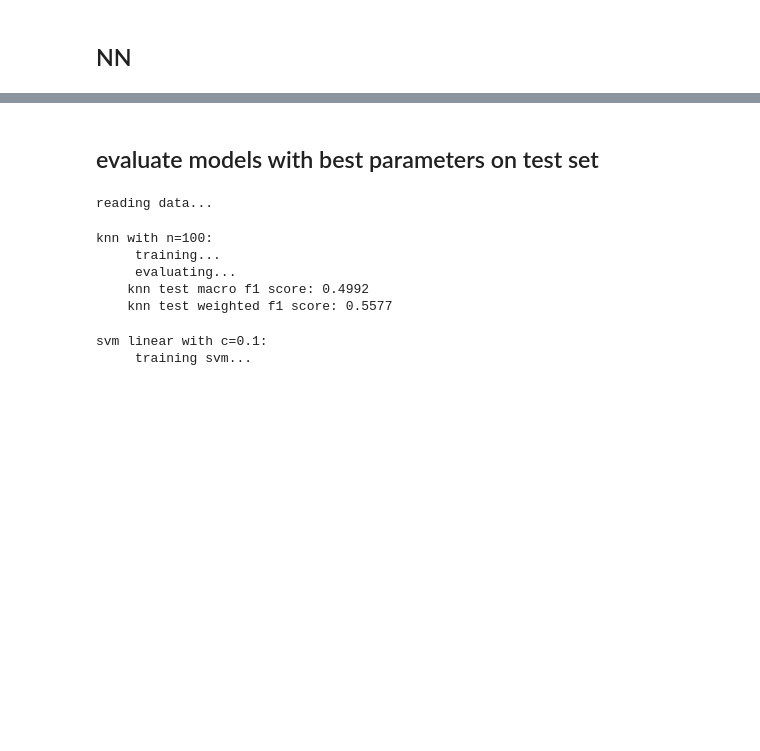
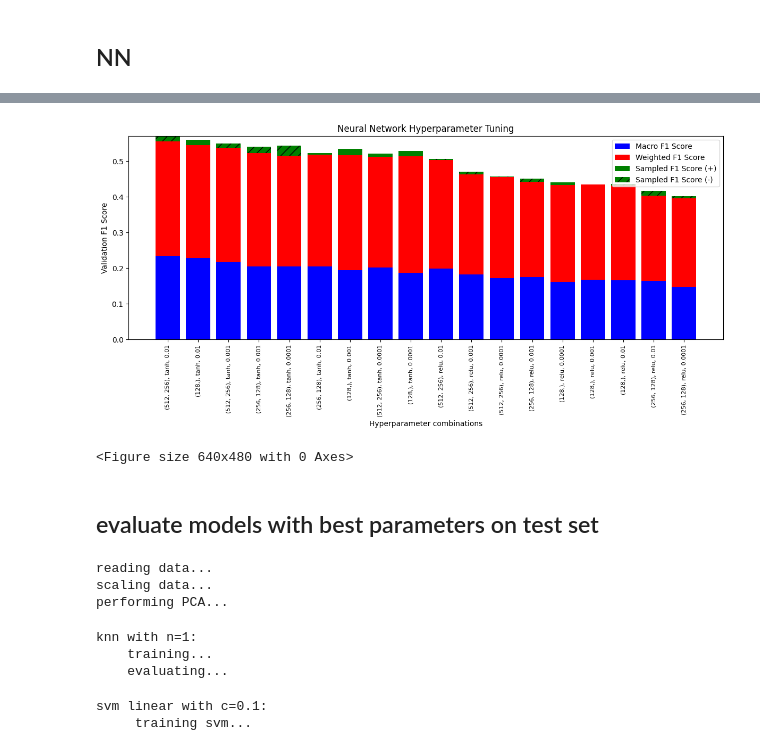
Before and after one commit to ChristophLasinger/MPLC_Team_Unequaled, a Jupyter notebook: experiments.ipynb, the cells around one changed output, grey strips where cells are left out. Drawn from its saved outputs; the diff is of its cells as text; code cells hidden in the pictures; blank space fills up the shorter version.

```diff
--- a/experiments.ipynb
+++ b/experiments.ipynb
@@ -69,10 +75,18 @@ scaler = StandardScaler()
 X_train_scaled = scaler.fit_transform(X_train)
 X_val_scaled = scaler.transform(X_val)
 X_test_scaled = scaler.transform(X_test)
+del X_train, X_val, X_test
+
+# reduce dimensionality to reduce training time
+pca = PCA(n_components=200, random_state=0)
+X_train_reduced = pca.fit_transform(X_train_scaled)
+X_val_reduced = pca.transform(X_val_scaled)
+X_test_reduced = pca.transform(X_test_scaled)
+del X_train_scaled, X_test_scaled
 
 # reduce size for testing
-x_train, y_train = X_train_scaled[:50000], Y_train[:50000]
-x_val, y_val = X_val_scaled[:5000], Y_val[:5000]
+x_train, y_train = X_train_reduced[:50000], Y_train[:50000]
+x_val, y_val = X_val_reduced[:5000], Y_val[:5000]
 #x_train, y_train = X_train_scaled, Y_train
 #x_val, y_val = X_val_scaled, Y_val
 
@@ -266,7 +296,7 @@ results = []
 for hidden_layers in hidden_layers_list:
     for activation in activation_list:
         for alpha in alpha_list:
-            mlp_model = sklearn.neural_network.MLPClassifier(
+            mlp_model = MLPClassifier(
                 hidden_layer_sizes=hidden_layers,
                 activation=activation,
                 alpha=alpha,
@@ -296,7 +326,7 @@ for hidden_layers in hidden_layers_list:
             })
 
 n_results_sorted = sorted(results, key=lambda x: x['val_weighted_f1'] + x['val_weighted_f1'], reverse=True)
-labels = [f'{r['hidden_layers']}, {r['activation']}, {r['alpha']}' for r in n_results_sorted]
+labels = [f"{r['hidden_layers']}, {r['activation']}, {r['alpha']}" for r in n_results_sorted]
 macro_f1_scores = [r['val_macro_f1'] for r in n_results_sorted]
 weighted_f1_scores = [r['val_weighted_f1'] - r['val_macro_f1'] for r in n_results_sorted]  # stacked above macro
 sampled_f1_scores = [r['val_sampled_f1'] - r['val_weighted_f1'] - r['val_macro_f1'] for r in n_results_sorted]
@@ -365,8 +408,41 @@ MLP with hidden layers=(512, 256), activation=tanh, alpha=0.0001:
+# %%
+n_results_sorted = sorted(results, key=lambda x: x['val_weighted_f1'] + x['val_macro_f1'] + x['val_sampled_f1'], reverse=True)
+
+labels = [f"{r['hidden_layers']}, {r['activation']}, {r['alpha']}" for r in n_results_sorted]
+macro_f1_scores = np.array([r['val_macro_f1'] for r in n_results_sorted])
+weighted_total = np.array([r['val_weighted_f1'] for r in n_results_sorted])
+sampled_total = np.array([r['val_sampled_f1'] for r in n_results_sorted])
+weighted_f1_scores = weighted_total - macro_f1_scores
+sampled_f1_scores = sampled_total - weighted_total
+
+x = np.arange(len(labels))
+plt.figure(figsize=(12, 6))
+plt.bar(x, macro_f1_scores, label='Macro F1 Score', color='blue')
+plt.bar(x, weighted_f1_scores, bottom=macro_f1_scores, label='Weighted F1 Score', color='red')
+
+bottom_sampled = macro_f1_scores + weighted_f1_scores
+sampled_positive = np.maximum(sampled_f1_scores, 0)
+sampled_negative = np.minimum(sampled_f1_scores, 0)
+
+plt.bar(x, sampled_positive, bottom=bottom_sampled, label='Sampled F1 Score (+)', color='green')
+plt.bar(x, sampled_negative, bottom=bottom_sampled, label='Sampled F1 Score (-)', color='green', hatch='//')
+
+plt.xticks(x, labels, rotation=90, fontsize=8)
+plt.xlabel("Hyperparameter combinations")
+plt.ylabel("Validation F1 Score")
+plt.title("Neural Network Hyperparameter Tuning")
+plt.legend()
+plt.tight_layout()
+plt.show()
+plt.savefig("nn_hyperparameter_tuning.png")
+# %% [output]
+[figure, added]
+<Figure size 640x480 with 0 Axes>
 # %% [markdown]
 ## evaluate models with best parameters on test set
 # %%
 print('reading data...')
-file_fraction = 1
+file_fraction = 0.1
 X_train, Y_train = read_files(train_files, num_to_read=int(len(train_files)*file_fraction))
 X_val, Y_val = read_files(val_files, num_to_read=int(len(val_files)*file_fraction))
 X_test, Y_test = read_files(test_files, num_to_read=int(len(test_files)*file_fraction))
@@ -376,17 +452,25 @@ scaler = StandardScaler()
 X_train_scaled = scaler.fit_transform(X_train)
 X_test_scaled = scaler.transform(X_test)
 
+# TODO still use PCA?
+print('performing PCA...')
+pca = PCA(n_components=200, random_state=0)
+X_train_reduced = pca.fit_transform(X_train_scaled)
+X_test_reduced = pca.transform(X_test_scaled)
+del X_train_scaled, X_test_scaled
 
 del X_train, X_test # free memory
 # %% [output]
 reading data...
+scaling data...
+performing PCA...
 # %%
 print('knn with n=1:')
-knn_best_model = sklearn.neighbors.KNeighborsClassifier(1)
+knn_best_model = OneVsRestClassifier(KNeighborsClassifier(1))
 print(f'    training...')
-knn_best_model.fit(X_train_scaled, Y_train)
+knn_best_model.fit(X_train_reduced, Y_train)
 print(f'    evaluating...')
-knn_test_pred = knn_best_model.predict(X_test_scaled)
+knn_test_pred = knn_best_model.predict(X_test_reduced)
 knn_test_m_f1 = f1_score(Y_test, knn_test_pred, average='macro')
 knn_test_w_f1 = f1_score(Y_test, knn_test_pred, average='weighted')
 knn_test_s_f1 = f1_score(Y_test, knn_test_pred, average='samples')
@@ -398,11 +482,9 @@ knn_test_acc = accuracy_score(Y_test, knn_test_pred)
 print(f"    knn test accuracy score: {knn_test_acc:.4f}")
 print(f"    knn test balanced accuracy score: {knn_test_balanced_acc:.4f}")
 # %% [output]
-knn with n=100:
-     training...
-     evaluating...
-    knn test macro f1 score: 0.4992
-    knn test weighted f1 score: 0.5577
+knn with n=1:
+    training...
+    evaluating...
 # %%
 print('decision tree with max_depth=10:') # change to best depth
 dt_best_model = sklearn.tree.DecisionTreeClassifier(max_depth=10)
```
Also changed, not shown: parts of 8 cells of this notebook.
